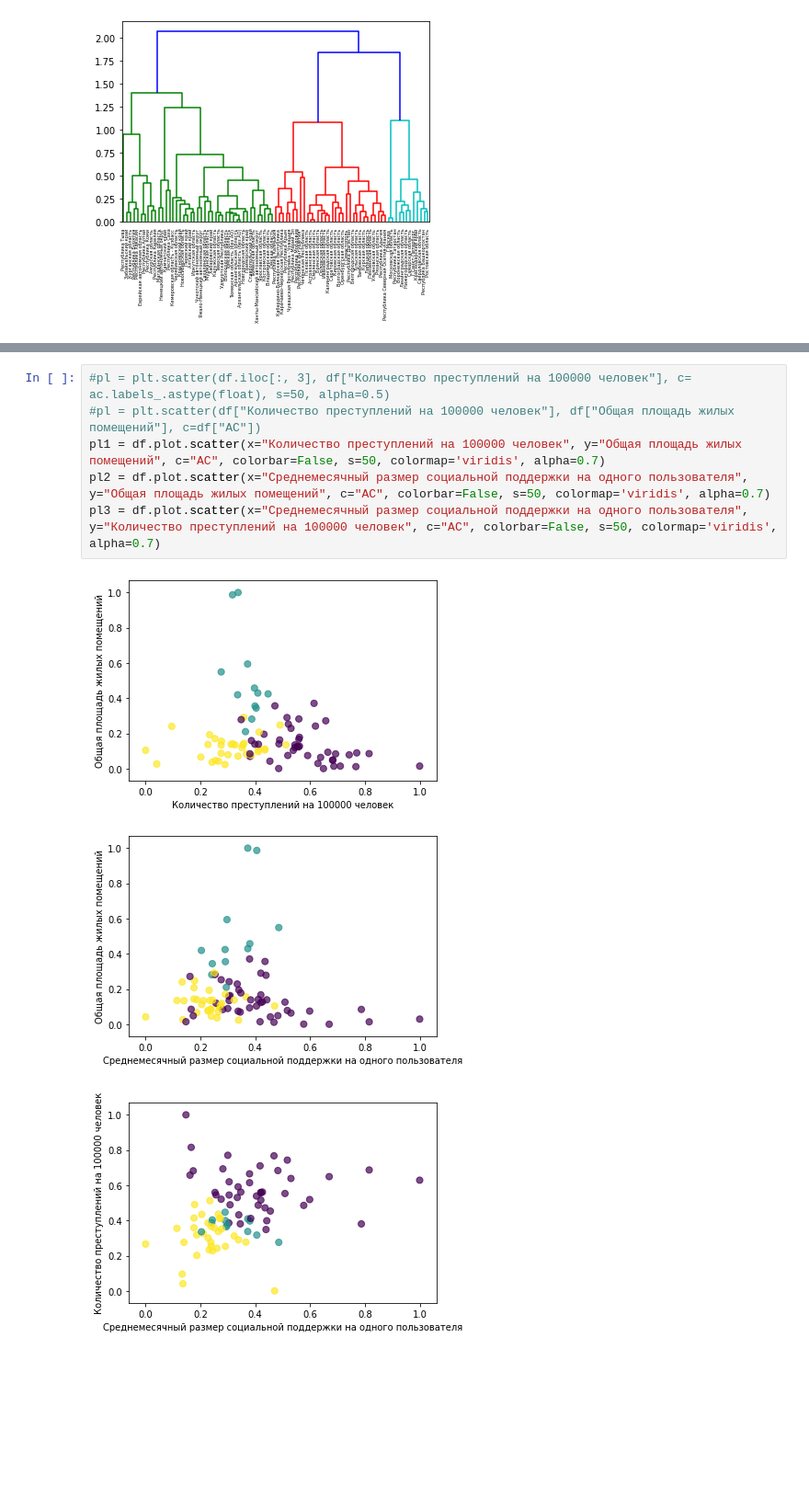
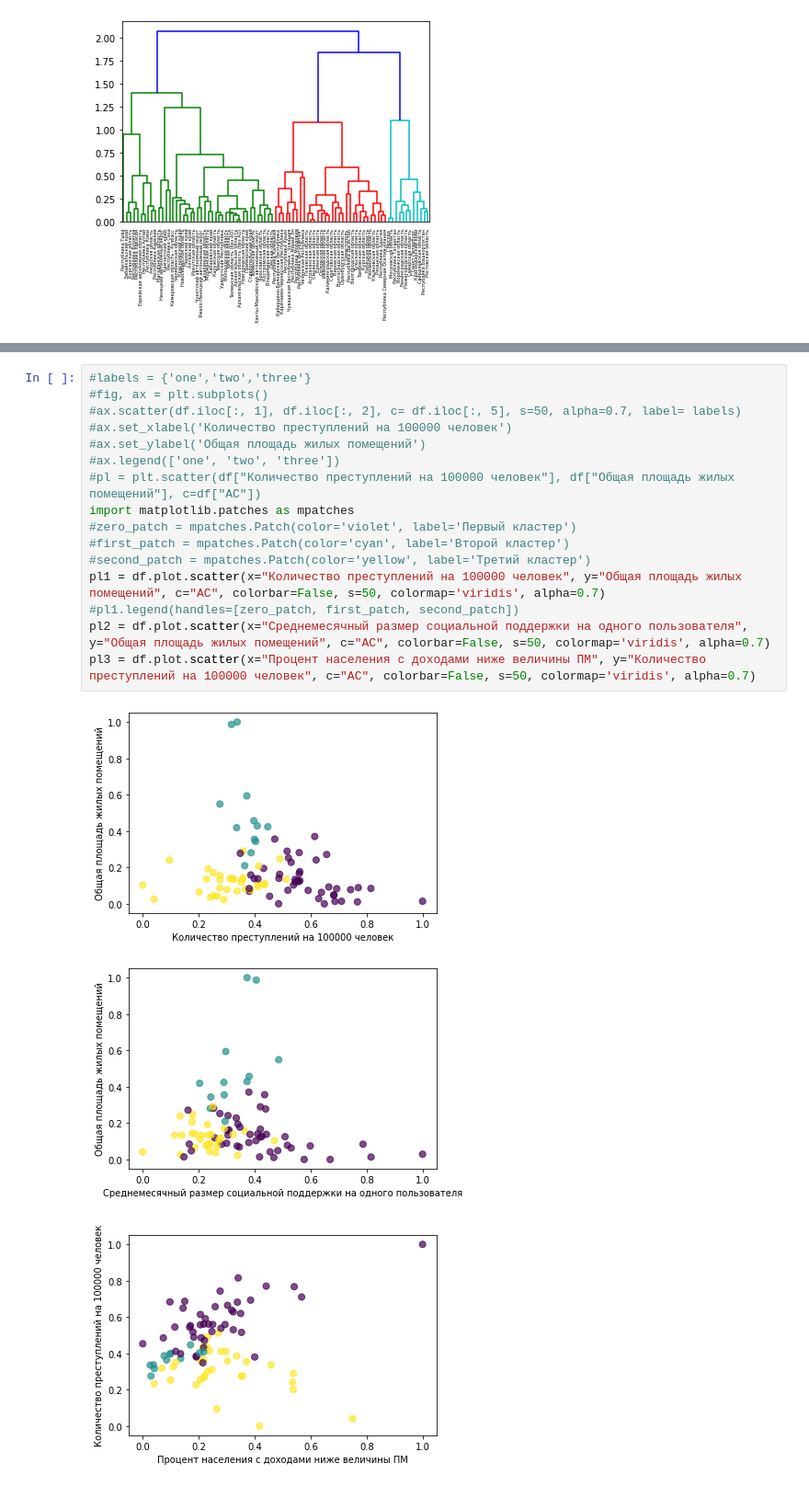
Before and after one commit to AndreiAvinov/cluster-an, a Jupyter notebook: Clustering.ipynb, the cells around one changed output, grey strips where cells are left out. Shown at 92% size. Cells and saved outputs as stored; diff of their text form; blank space fills up the shorter version.

```diff
--- a/Clustering.ipynb
+++ b/Clustering.ipynb
@@ -74,10 +73,20 @@ df.to_csv(path_or_buf="res.csv")
 # %%
-#pl = plt.scatter(df.iloc[:, 3], df["Количество преступлений на 100000 человек"], c= ac.labels_.astype(float), s=50, alpha=0.5)
+#labels = {'one','two','three'}
+#fig, ax = plt.subplots()
+#ax.scatter(df.iloc[:, 1], df.iloc[:, 2], c= df.iloc[:, 5], s=50, alpha=0.7, label= labels)
+#ax.set_xlabel('Количество преступлений на 100000 человек')
+#ax.set_ylabel('Общая площадь жилых помещений')
+#ax.legend(['one', 'two', 'three'])
 #pl = plt.scatter(df["Количество преступлений на 100000 человек"], df["Общая площадь жилых помещений"], c=df["AC"])
+import matplotlib.patches as mpatches
+#zero_patch = mpatches.Patch(color='violet', label='Первый кластер')
+#first_patch = mpatches.Patch(color='cyan', label='Второй кластер')
+#second_patch = mpatches.Patch(color='yellow', label='Третий кластер')
 pl1 = df.plot.scatter(x="Количество преступлений на 100000 человек", y="Общая площадь жилых помещений", c="AC", colorbar=False, s=50, colormap='viridis', alpha=0.7)
+#pl1.legend(handles=[zero_patch, first_patch, second_patch])
 pl2 = df.plot.scatter(x="Среднемесячный размер социальной поддержки на одного пользователя", y="Общая площадь жилых помещений", c="AC", colorbar=False, s=50, colormap='viridis', alpha=0.7)
-pl3 = df.plot.scatter(x="Среднемесячный размер социальной поддержки на одного пользователя", y="Количество преступлений на 100000 человек", c="AC", colorbar=False, s=50, colormap='viridis', alpha=0.7)
+pl3 = df.plot.scatter(x="Процент населения с доходами ниже величины ПМ", y="Количество преступлений на 100000 человек", c="AC", colorbar=False, s=50, colormap='viridis', alpha=0.7)
 # %% [output]
-[figure, old version]
+[figure, new version]
-[figure, old version]
+[figure, new version]
-[figure, old version]
+[figure, new version]
```
Also changed, not shown: parts of 2 cells of this notebook.
